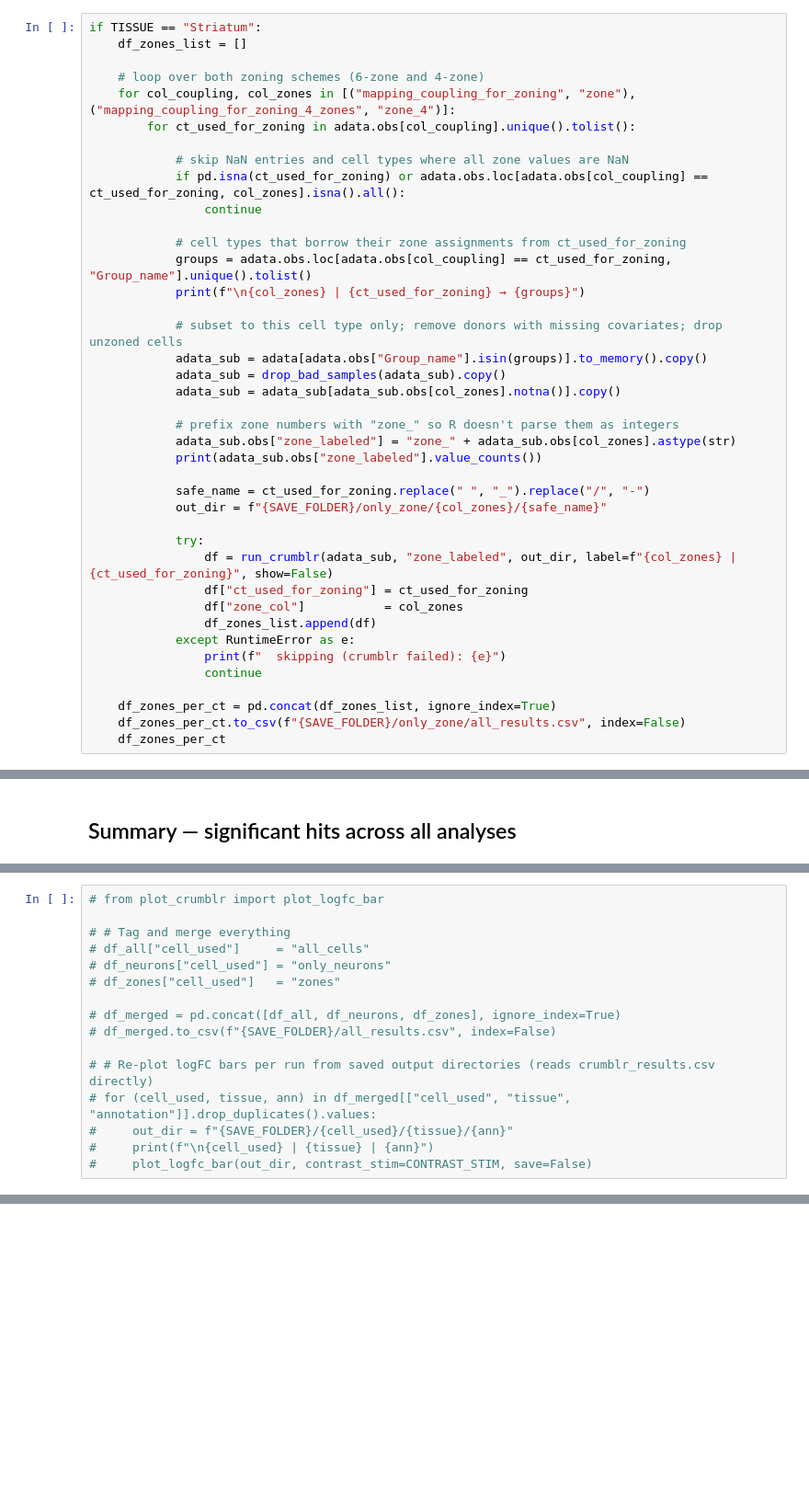
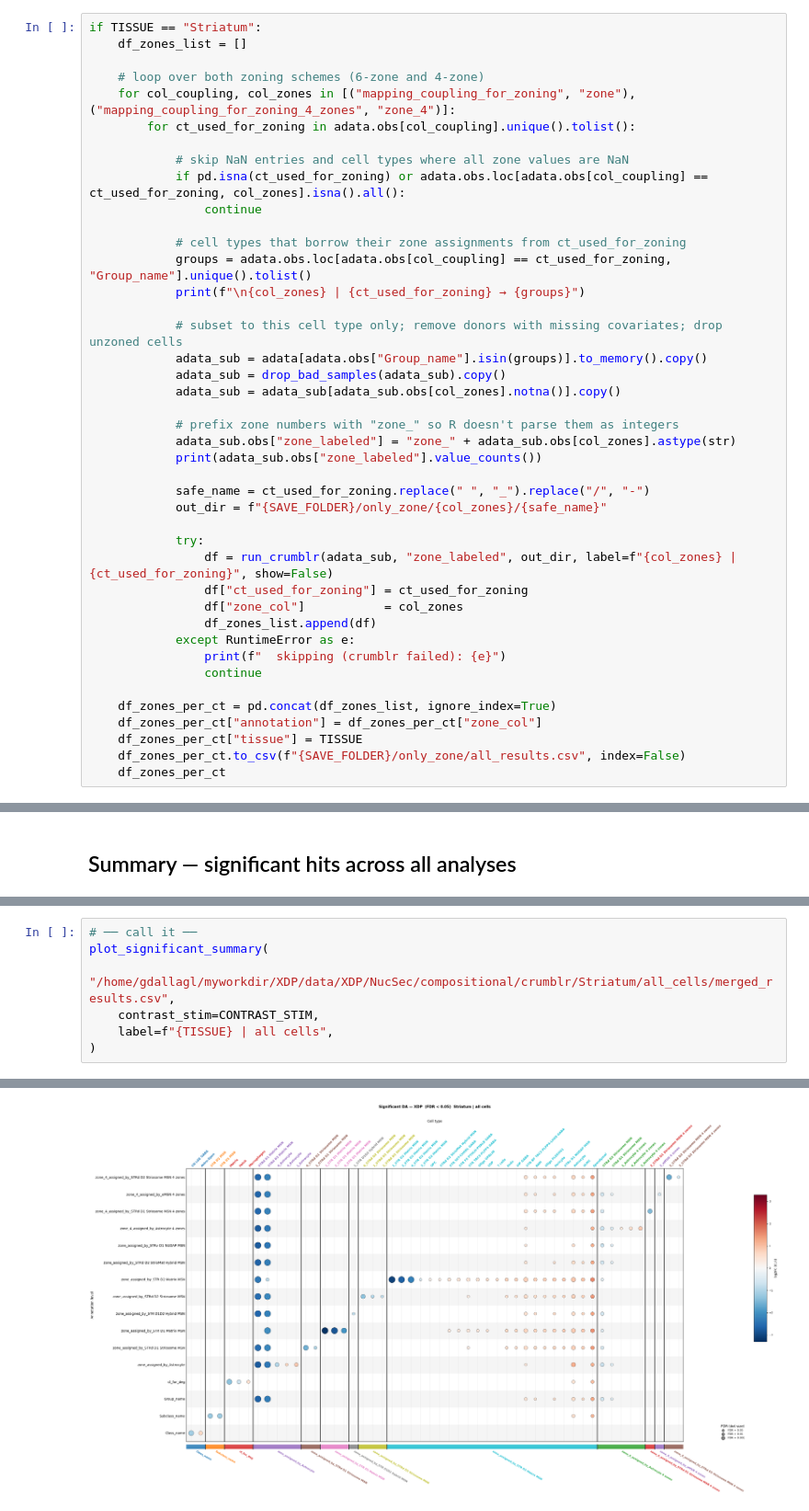
Before and after one commit to 8gabri8/XDP, a Jupyter notebook: script/NucSeq/DA/crumblr_DA.ipynb, the cells around one changed output, grey strips where cells are left out. Shown at 92% size. Cells and saved outputs as stored; diff of their text form; blank space fills up the shorter version.

```diff
--- a/script/NucSeq/DA/crumblr_DA.ipynb
+++ b/script/NucSeq/DA/crumblr_DA.ipynb
@@ -283,6 +341,8 @@ if TISSUE == "Striatum":
                 continue
 
     df_zones_per_ct = pd.concat(df_zones_list, ignore_index=True)
+    df_zones_per_ct["annotation"] = df_zones_per_ct["zone_col"]
+    df_zones_per_ct["tissue"] = TISSUE
     df_zones_per_ct.to_csv(f"{SAVE_FOLDER}/only_zone/all_results.csv", index=False)
     df_zones_per_ct
 # %% [output]
@@ -429,16 +540,8 @@ Uses curated cell type annotation.
 # %%
-# from plot_crumblr import plot_logfc_bar
-
-# # Tag and merge everything
-# df_all["cell_used"]     = "all_cells"
-# df_neurons["cell_used"] = "only_neurons"
-# df_zones["cell_used"]   = "zones"
-
-# df_merged = pd.concat([df_all, df_neurons, df_zones], ignore_index=True)
-# df_merged.to_csv(f"{SAVE_FOLDER}/all_results.csv", index=False)
-
-# # Re-plot logFC bars per run from saved output directories (reads crumblr_results.csv directly)
-# for (cell_used, tissue, ann) in df_merged[["cell_used", "tissue", "annotation"]].drop_duplicates().values:
-#     out_dir = f"{SAVE_FOLDER}/{cell_used}/{tissue}/{ann}"
-#     print(f"\n{cell_used} | {tissue} | {ann}")
-#     plot_logfc_bar(out_dir, contrast_stim=CONTRAST_STIM, save=False)
+# ── call it ──
+plot_significant_summary(
+    "/home/gdallagl/myworkdir/XDP/data/XDP/NucSec/compositional/crumblr/Striatum/all_cells/merged_results.csv",
+    contrast_stim=CONTRAST_STIM,
+    label=f"{TISSUE} | all cells",
+)
+# %% [output]
@@ -444,0 +549 @@ Uses curated cell type annotation.
+[figure, added]
```
Also changed, not shown: parts of 10 cells of this notebook, 6 other files.
